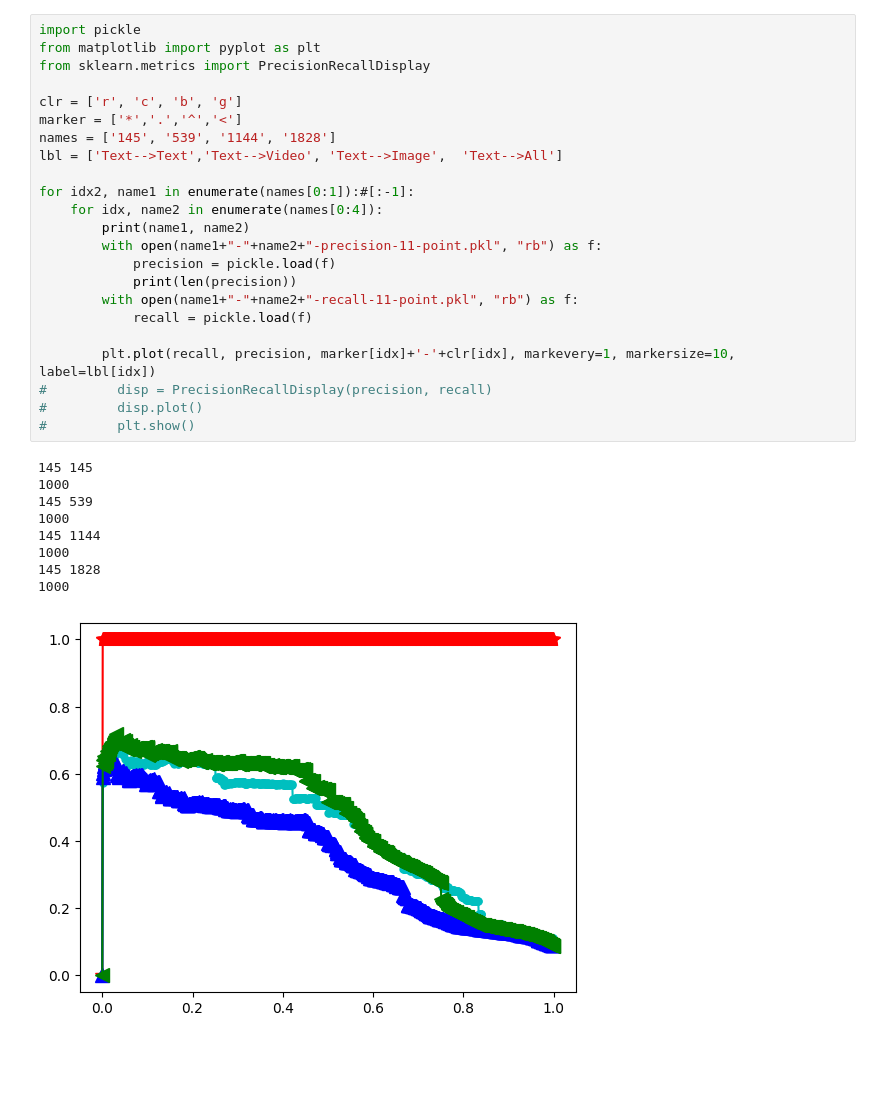
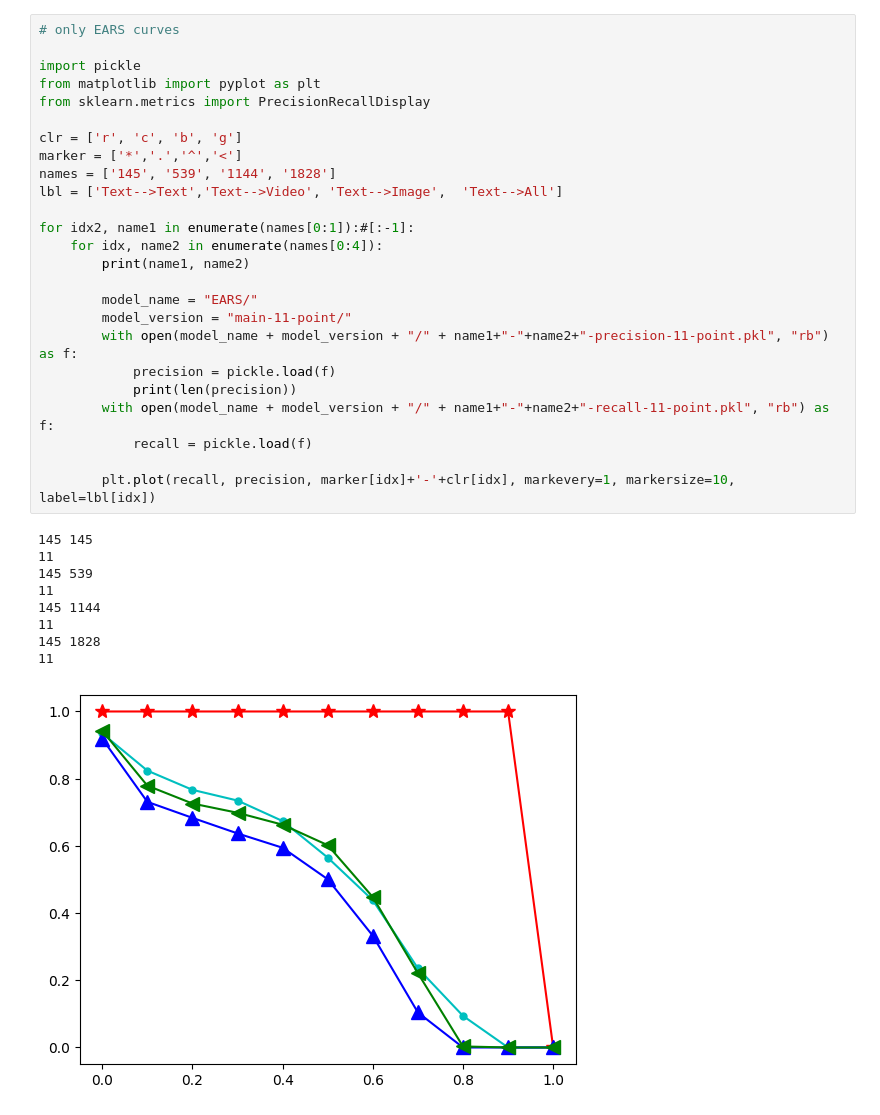
Before and after one commit to ksolaiman/MMIR-SQL-GCN, a Jupyter notebook: pr_curve_generation.ipynb, the cells around one changed output. Cells and saved outputs as stored; diff of their text form; blank space fills up the shorter version.

Commit message:
finalized for 2 model run for any type of query. cleaned up, from all old relics. Comments are there to recreate the older ones, .py variations are kept in their right folder.

```diff
--- a/pr_curve_generation.ipynb
+++ b/pr_curve_generation.ipynb
@@ -6,33 +283,35 @@ from os.path import isfile, join
 # %%
+# only EARS curves
+
 import pickle
 from matplotlib import pyplot as plt
 from sklearn.metrics import PrecisionRecallDisplay
 
 clr = ['r', 'c', 'b', 'g']
 marker = ['*','.','^','<']
 names = ['145', '539', '1144', '1828']
 lbl = ['Text-->Text','Text-->Video', 'Text-->Image',  'Text-->All']
 
 for idx2, name1 in enumerate(names[0:1]):#[:-1]:
     for idx, name2 in enumerate(names[0:4]):
         print(name1, name2)
-        with open(name1+"-"+name2+"-precision-11-point.pkl", "rb") as f:
+
+        model_name = "EARS/"
+        model_version = "main-11-point/"
+        with open(model_name + model_version + "/" + name1+"-"+name2+"-precision-11-point.pkl", "rb") as f:
             precision = pickle.load(f)
             print(len(precision))
-        with open(name1+"-"+name2+"-recall-11-point.pkl", "rb") as f:
+        with open(model_name + model_version + "/" + name1+"-"+name2+"-recall-11-point.pkl", "rb") as f:
             recall = pickle.load(f)
 
         plt.plot(recall, precision, marker[idx]+'-'+clr[idx], markevery=1, markersize=10, label=lbl[idx])
-#         disp = PrecisionRecallDisplay(precision, recall)
-#         disp.plot()
-#         plt.show()
 # %% [output]
 145 145
-1000
+11
 145 539
-1000
+11
 145 1144
-1000
+11
 145 1828
-1000
+11
-[figure, old version]
+[figure, new version]
```
Also changed, not shown: parts of 10 cells of this notebook.
